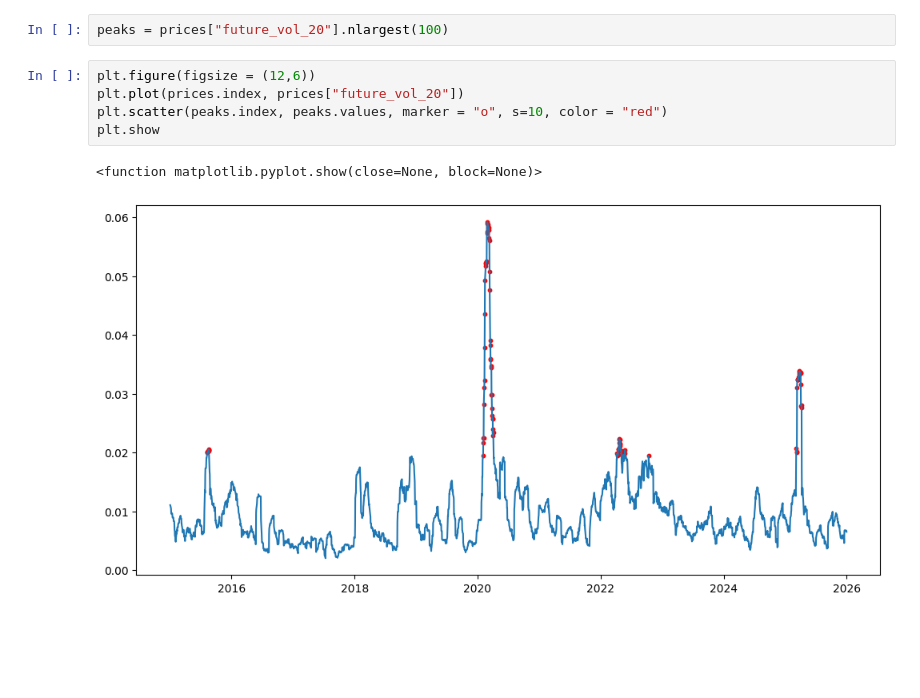
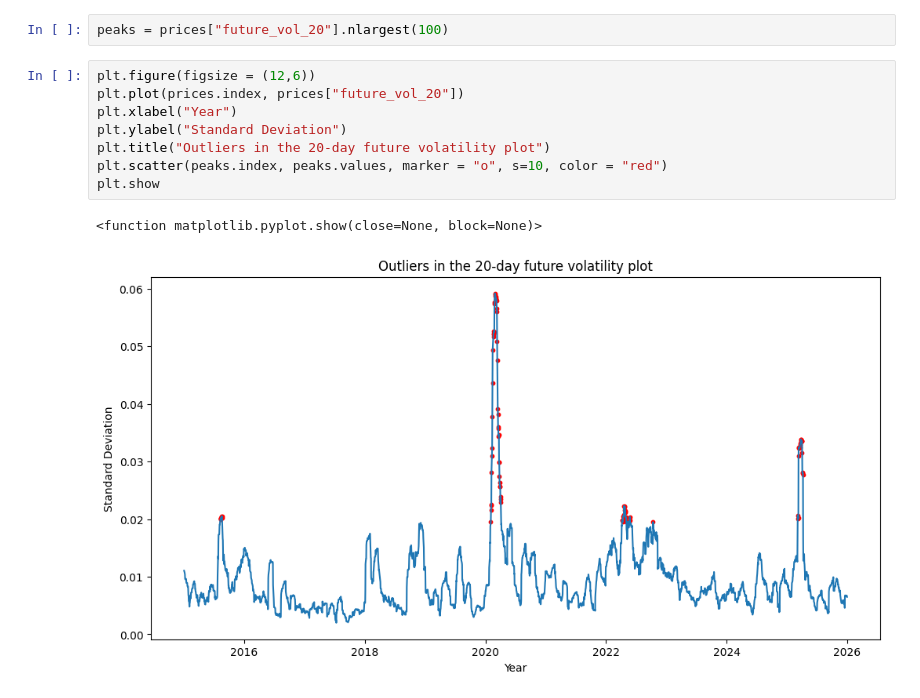
Before and after one commit to Noha-Jung3/Market-Volatility-Prediction, a Jupyter notebook: EDA.ipynb, the cells around one changed output. Drawn from its saved outputs; the diff is of its cells as text; blank space fills up the shorter version.

Commit message:
updated outlier plot

```diff
--- a/EDA.ipynb
+++ b/EDA.ipynb
@@ -204,8 +204,11 @@ peaks = prices["future_vol_20"].nlargest(100)
 # %%
 plt.figure(figsize = (12,6))
 plt.plot(prices.index, prices["future_vol_20"])
+plt.xlabel("Year")
+plt.ylabel("Standard Deviation")
+plt.title("Outliers in the 20-day future volatility plot")
 plt.scatter(peaks.index, peaks.values, marker = "o", s=10, color = "red")
 plt.show
 # %% [output]
 <function matplotlib.pyplot.show(close=None, block=None)>
-[figure, old version]
+[figure, new version]
```
